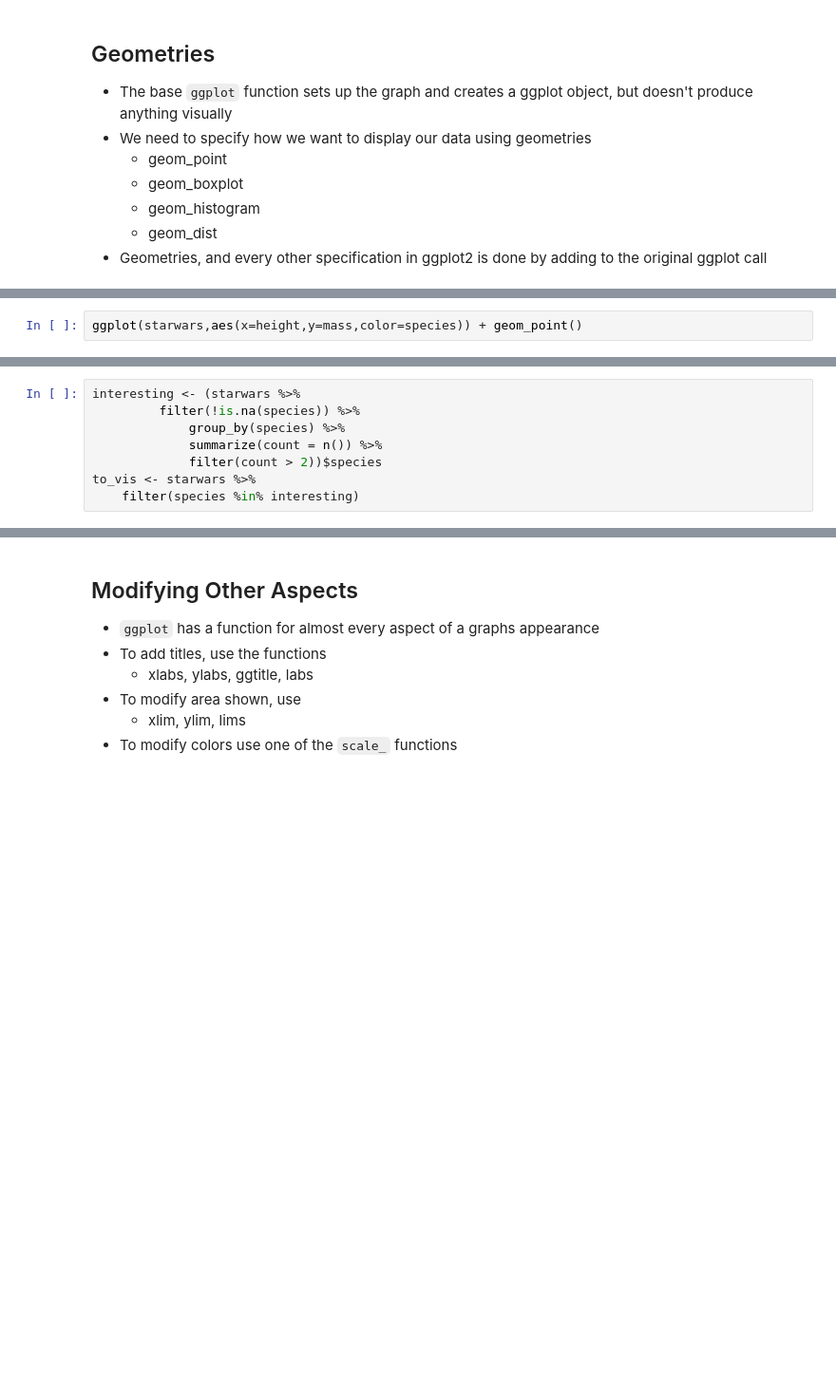
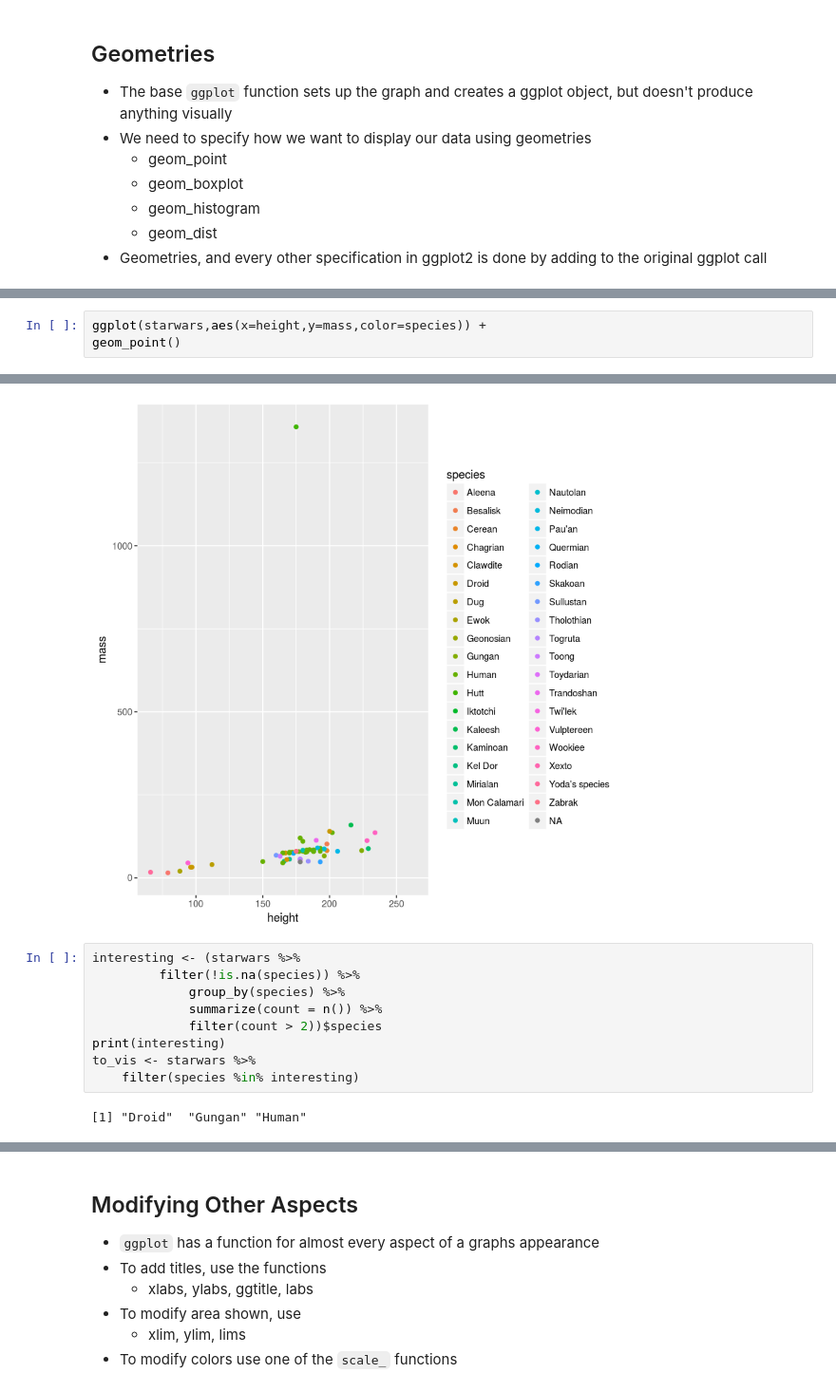
Before and after one commit to bwilk7/CMSC433, a Jupyter notebook: Lecture12.ipynb, the cells around one changed output, grey strips where cells are left out. Shown at 95% size. Saved outputs shown, nothing was run; the diff lists cells and outputs as text; blank space fills up the shorter version.

```diff
--- a/Lecture12.ipynb
+++ b/Lecture12.ipynb
@@ -238,2 +636,4 @@ ggplot(starwars) + geom_histogram(aes(height),fill="blue") + geom_histogram(aes(
 # %%
-ggplot(starwars,aes(x=height,y=mass,color=species)) + geom_point()
+ggplot(starwars,aes(x=height,y=mass,color=species)) +
+geom_point()
+# %% [output]
@@ -240,11 +642,15 @@ ggplot(starwars,aes(x=height,y=mass,color=species)) + geom_point()
+[figure, added]
 # %%
 interesting <- (starwars %>%
          filter(!is.na(species)) %>%
              group_by(species) %>%
              summarize(count = n()) %>%
              filter(count > 2))$species
+print(interesting)
 to_vis <- starwars %>%
     filter(species %in% interesting)
+# %% [output]
+[1] "Droid"  "Gungan" "Human"
 # %%
 base_plot <- ggplot(to_vis,aes(x=species,fill=species,y=height))
 base_plot + geom_violin()
```
Also changed, not shown: parts of 49 cells of this notebook, 1 other file.
